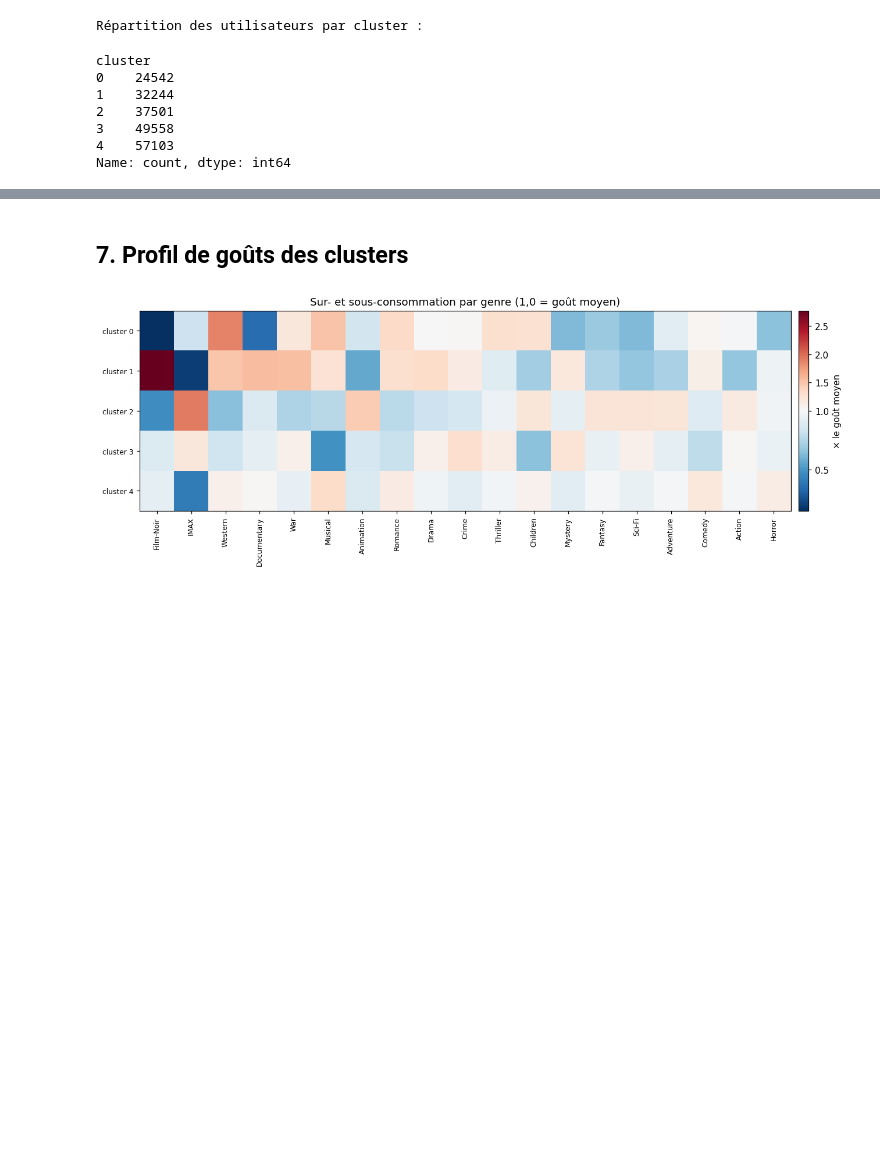
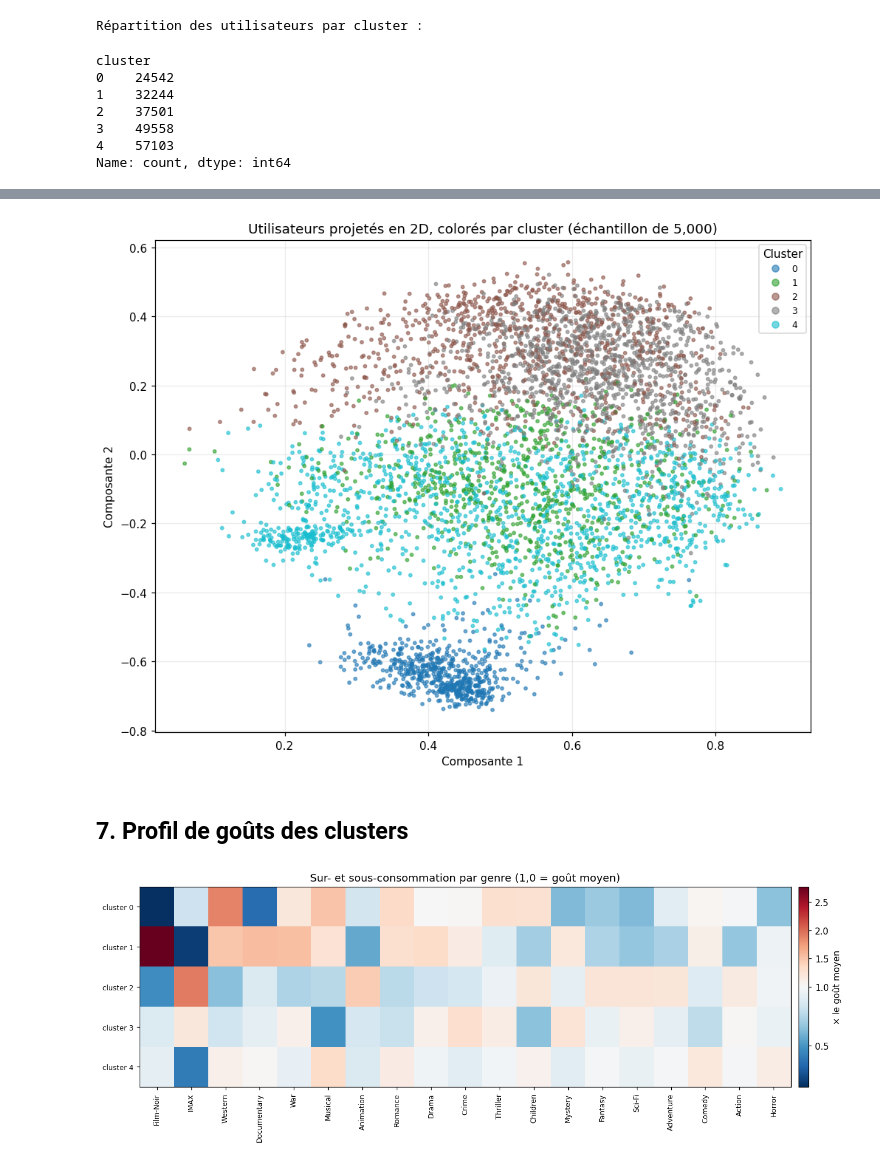
Before and after one commit to AminLO-ma/movie-boxoffice-recommender, a Jupyter notebook: notebooks/movielens_clustering_recommender.ipynb, the cells around one changed output, grey strips where cells are left out. Drawn from its saved outputs; the diff is of its cells as text; code cells hidden in the pictures; blank space fills up the shorter version.

```diff
--- a/notebooks/movielens_clustering_recommender.ipynb
+++ b/notebooks/movielens_clustering_recommender.ipynb
@@ -237,3 +243,30 @@ Name: count, dtype: int64
+# %%
+SCATTER_SAMPLE = 5_000  # nombre de points affichés (tout tracer serait illisible et lent)
+
+rng_scatter = np.random.default_rng(RANDOM_STATE)
+scatter_idx = rng_scatter.choice(len(user_vectors), min(SCATTER_SAMPLE, len(user_vectors)),
+                                 replace=False)
+
+# Projection 2D (uniquement pour la visu) d'un espace qui en a 50
+coords_2d = TruncatedSVD(n_components=2, random_state=RANDOM_STATE).fit_transform(
+    user_vectors[scatter_idx]
+)
+clusters_sample = user_cluster_labels[scatter_idx]
+
+plt.figure(figsize=(9, 7))
+scatter = plt.scatter(
+    coords_2d[:, 0], coords_2d[:, 1],
+    c=clusters_sample, cmap="tab10", s=8, alpha=0.6,
+)
+plt.title(f"Utilisateurs projetés en 2D, colorés par cluster (échantillon de {len(scatter_idx):,})")
+plt.xlabel("Composante 1")
+plt.ylabel("Composante 2")
+plt.legend(*scatter.legend_elements(), title="Cluster", loc="best", fontsize=8)
+plt.grid(alpha=0.25)
+plt.tight_layout()
+plt.show()
+# %% [output]
+[figure, added]
 # %% [markdown]
 ## 7. Profil de goûts des clusters
 # %%
```
Also changed, not shown: parts of 3 cells of this notebook, 1 other file.
